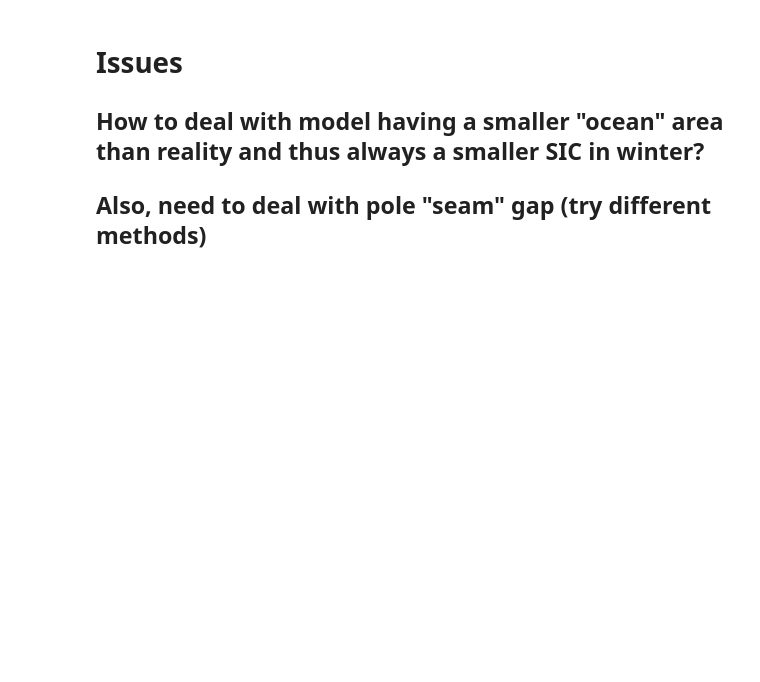
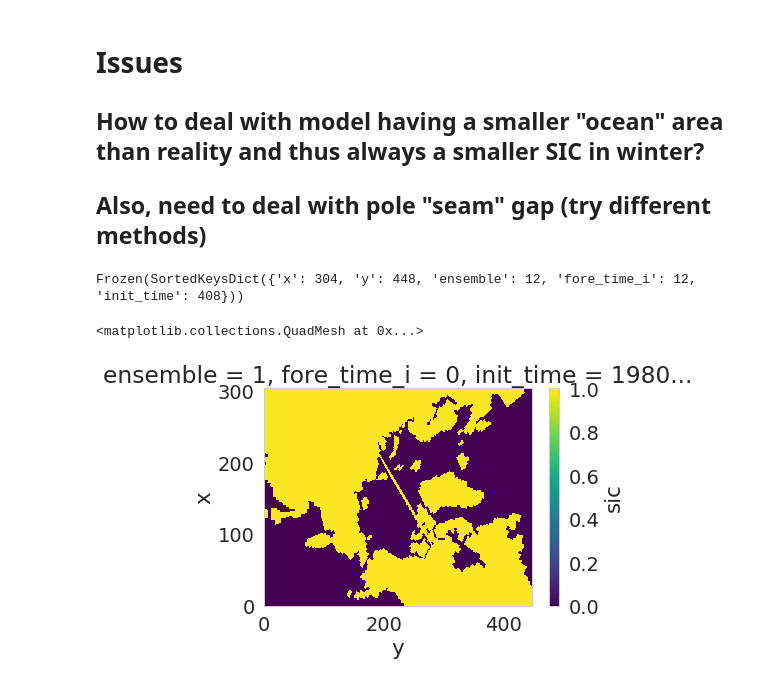
Before and after one commit to NicWayand/ESIO, a Jupyter notebook: notebooks/plot_pan_arctic_extent.ipynb, the cells around one changed output. Saved outputs shown, nothing was run; the diff lists cells and outputs as text; code cells hidden in the pictures; blank space fills up the shorter version.

```diff
--- a/notebooks/plot_pan_arctic_extent.ipynb
+++ b/notebooks/plot_pan_arctic_extent.ipynb
@@ -31,4 +31,8 @@ da_79 = xr.open_dataarray(os.path.join(data_dir, 'NSIDC_0079/sipn_nc/NSIDC_0079.
 da_81 = xr.open_dataarray(os.path.join(data_dir, 'NSIDC_0081/sipn_nc/NSIDC_0081.nc'))
 # %%
 # Load in Model
-ds_gfdl_flor = xr.open_dataset('/home/disk/sipn/nicway/data/model/nmme/reforecast/sipn_nc/GFDL_FLORB01_Stereo.nc')
+nmme_refor_dir = r'/home/disk/sipn/nicway/data/model/nmme/reforecast/sipn_nc/GFDL_FLORB01_*.nc'
+ds_gfdl_flor_in = xr.open_mfdataset(nmme_refor_dir)
+ds_gfdl_flor_in.dims
+# %% [output]
+Frozen(SortedKeysDict({'x': 304, 'y': 448, 'ensemble': 12, 'fore_time_i': 12, 'init_time': 408}))
@@ -34,0 +48,5 @@ ds_gfdl_flor = xr.open_dataset('/home/disk/sipn/nicway/data/model/nmme/reforecas
+# %%
+mask_mod.plot()
+# %% [output]
+<matplotlib.collections.QuadMesh at 0x...>
+[figure, added]
```
Also changed, not shown: parts of 17 cells of this notebook, 3 other files.
